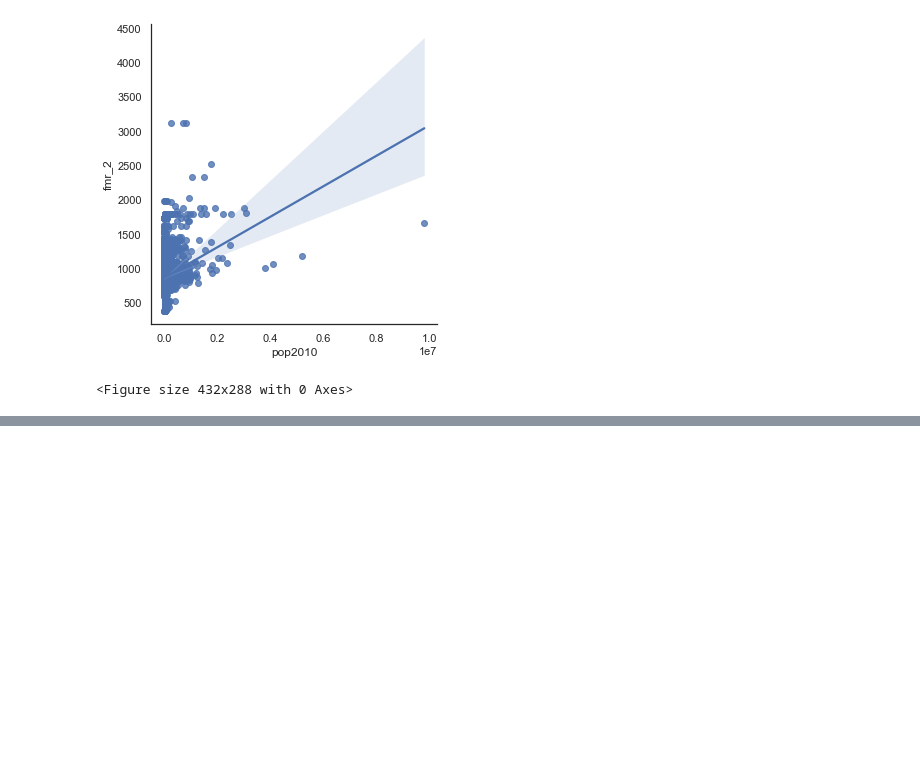
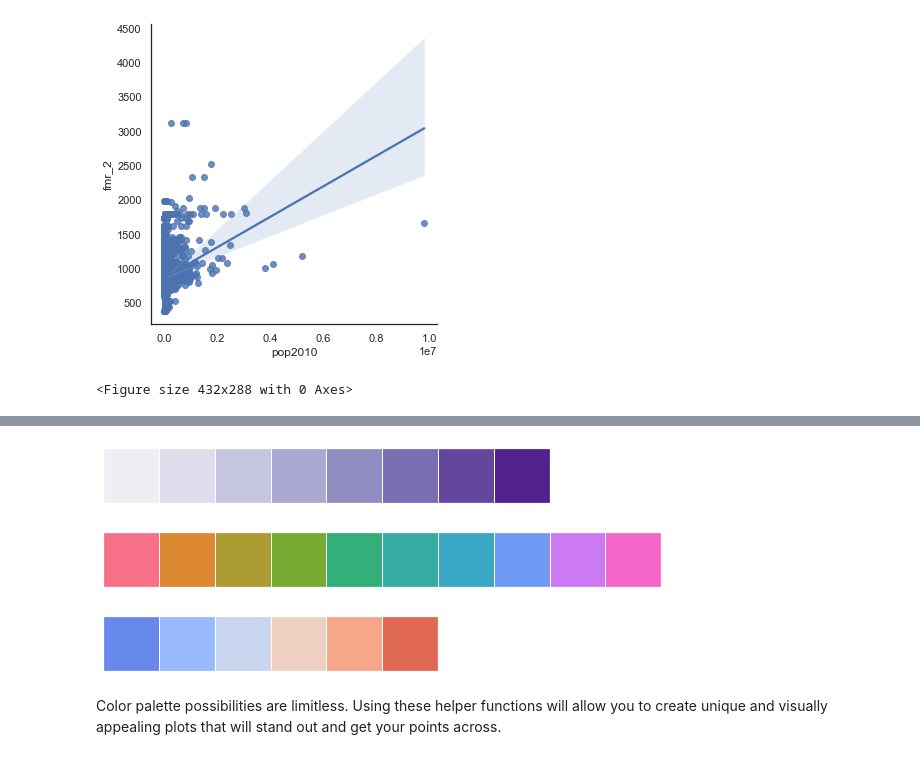
Before and after one commit to Yira-Yareth/Data_Visualization_with_Seaborn, a Jupyter notebook: Seaborn_styles.ipynb, the cells around one changed output, grey strips where cells are left out. Cells and saved outputs as stored; diff of their text form; code cells hidden in the pictures; blank space fills up the shorter version.

```diff
--- a/Seaborn_styles.ipynb
+++ b/Seaborn_styles.ipynb
@@ -97,0 +135,20 @@ plt.clf()
+# %%
+#Create and display a Purples sequential palette containing 8 colors.
+sns.palplot(sns.color_palette("Purples",8))
+plt.show()
+# %% [output]
+[figure, added]
+# %%
+#Create and display a palette with 10 colors using the husl system.
+sns.palplot(sns.color_palette("husl",10))
+plt.show()
+# %% [output]
+[figure, added]
+# %%
+#Create and display a diverging palette with 6 colors coolwarm.
+sns.palplot(sns.color_palette("coolwarm",6))
+plt.show()
+# %% [output]
+[figure, added]
+# %% [markdown]
+Color palette possibilities are limitless. Using these helper functions will allow you to create unique and visually appealing plots that will stand out and get your points across.
```
Also changed, not shown: parts of 6 cells of this notebook.
